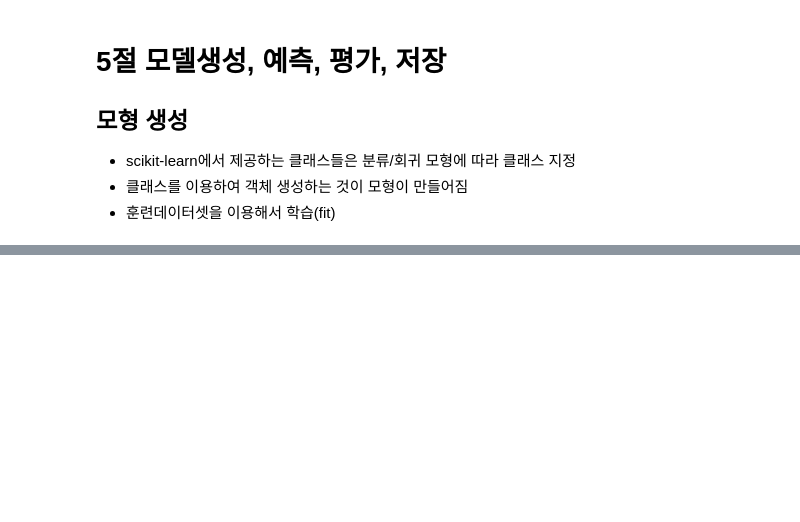
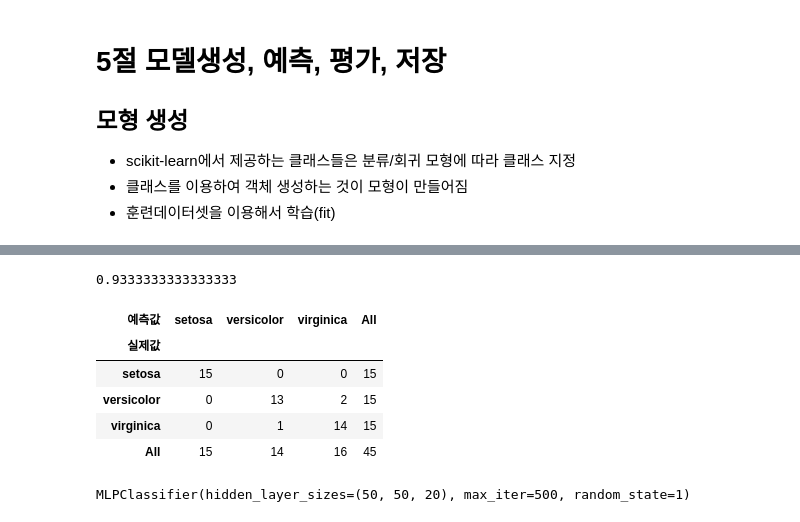
Before and after one commit to hora4444/ai, a Jupyter notebook: source/09_MachineLearning/ch01_머신러닝시작하기.ipynb, the cells around one changed output, grey strips where cells are left out. Saved outputs shown, nothing was run; the diff lists cells and outputs as text; code cells hidden in the pictures; blank space fills up the shorter version.

```diff
--- a/source/09_MachineLearning/ch01_머신러닝시작하기.ipynb
+++ b/source/09_MachineLearning/ch01_머신러닝시작하기.ipynb
@@ -834,7 +834,8 @@ Name: species, dtype: int64
 # %%
 from sklearn.model_selection import train_test_split
 from seaborn import load_dataset
-iris = seaborn.load_dataset('iris')
+import seaborn as sns
+iris = sns.load_dataset('iris')
 X = iris.iloc[:,:-1]
 y= iris.iloc[:,-1]
 train_X, test_X, train_y, test_y = train_test_split(X,y,
@@ -845,3 +848,6 @@ train_X.shape, test_X.shape, train_y.shape, test_y.shape
 # %%
 # 의사결정나무를 구현한 DecisionTreeClassifier
 from sklearn.tree import DecisionTreeClassifier
+# %%
+dt_model=DecisionTreeClassifier()
+dt_model.fit(train_X, train_y)
@@ -847,0 +856,3 @@ from sklearn.tree import DecisionTreeClassifier
+# %%
+pred = dt_model.predict(test_X)
+pred, # test_y # 실제값
@@ -847,0 +870,24 @@ from sklearn.tree import DecisionTreeClassifier
+# %%
+dt_model.score(test_X,test_y) # accuracy
+# %% [output]
+0.9333333333333333
+# %%
+import pandas as pd
+pd.crosstab(test_y, pred, rownames=['실제값'], colnames=['예측값'], margins=True)
+# %% [output]
+| 예측값 | setosa | versicolor | virginica | All |
+| 실제값 |  |  |  |  |
+| setosa | 15 | 0 | 0 | 15 |
+| versicolor | 0 | 13 | 2 | 15 |
+| virginica | 0 | 1 | 14 | 15 |
+| All | 15 | 14 | 16 | 45 |
+# %%
+# 다층 신경망 모형
+from sklearn.neural_network import MLPClassifier
+mlp_model = MLPClassifier(hidden_layer_sizes=(50, 50, 20), # hidden layer의 unit 수
+                          max_iter=500, # 학습횟수
+                          random_state=1
+                         )
+mlp_model.fit(train_X, train_y)
+# %% [output]
+MLPClassifier(hidden_layer_sizes=(50, 50, 20), max_iter=500, random_state=1)
```
Also changed, not shown: parts of 17 cells of this notebook, 8 other files.
